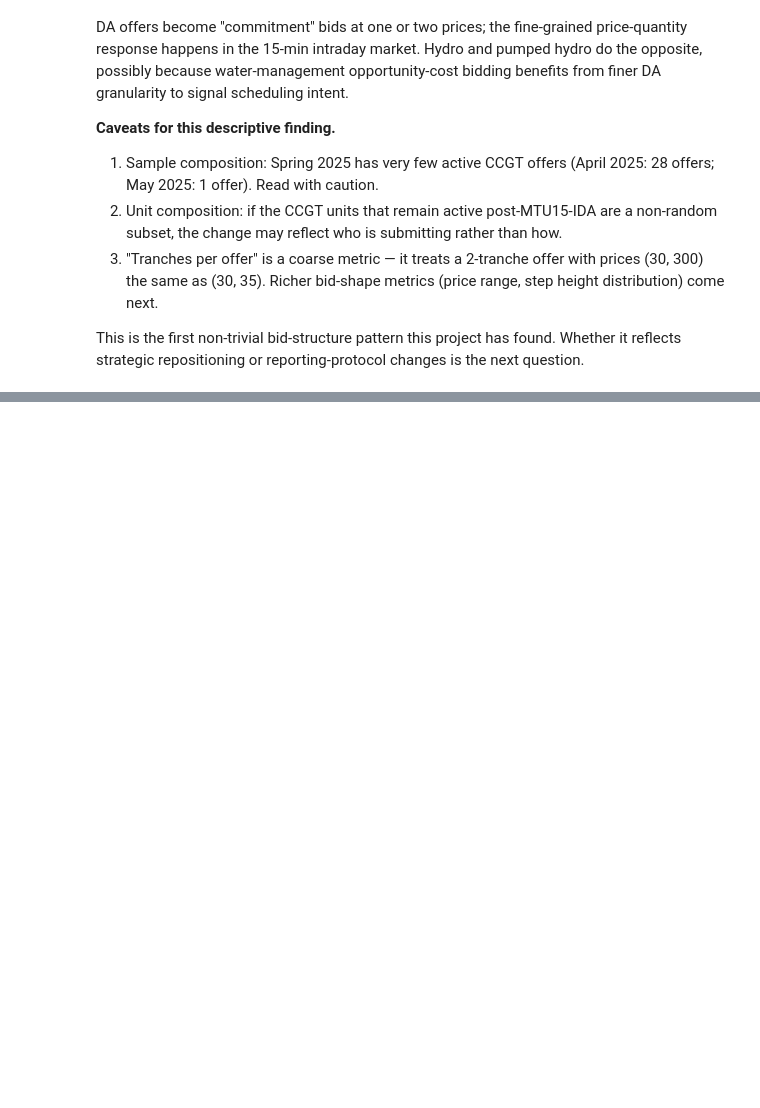
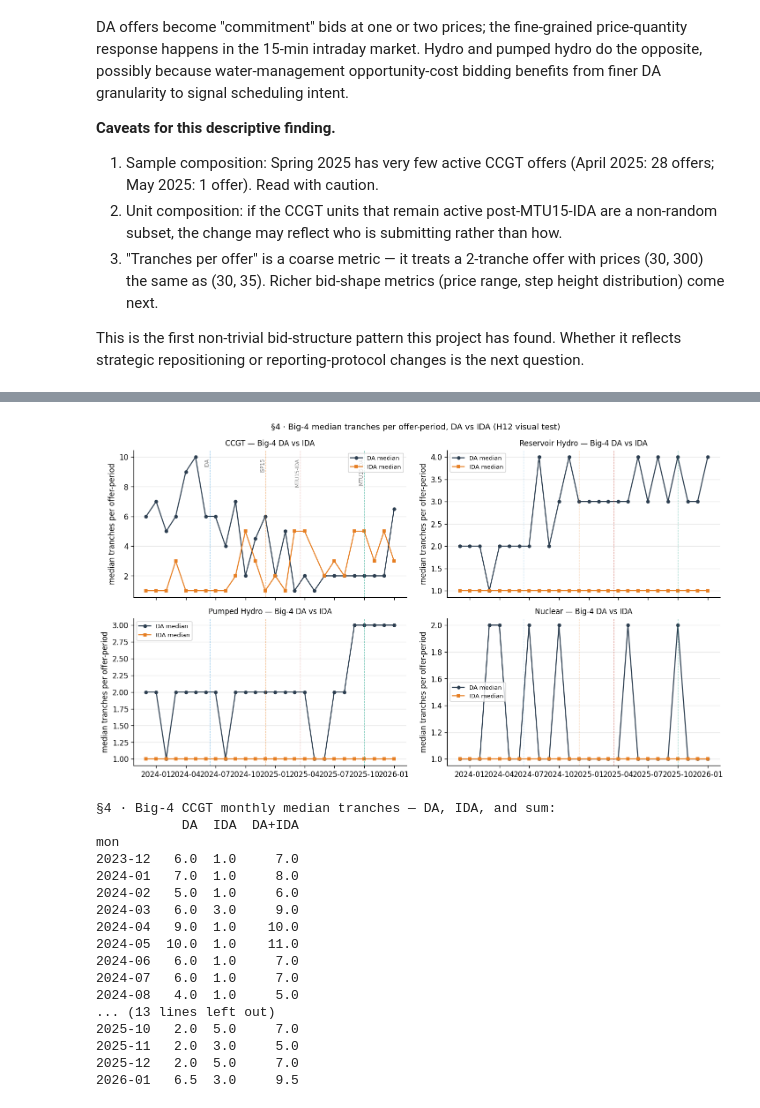
Before and after one commit to PabloParamioPerez/mtu15_project, a Jupyter notebook: explore/09_bid_shape_eda.ipynb, the cells around one changed output, grey strips where cells are left out. Cells and saved outputs as stored; diff of their text form; code cells hidden in the pictures; blank space fills up the shorter version.

```diff
--- a/explore/09_bid_shape_eda.ipynb
+++ b/explore/09_bid_shape_eda.ipynb
@@ -257,0 +347,79 @@ This is the first non-trivial bid-structure pattern this project has found. Whet
+# %%
+# §4 — Monthly time-series of IDA tranches per offer-period, Big-4 by tech, with reform verticals.
+q4 = (
+    "WITH "
+    "panel AS (SELECT DISTINCT unit_code, CAST(date AS DATE) AS date, technology "
+    f"          FROM read_parquet('{PANEL}') WHERE big4=1 AND technology IN {DISP_TECHS}), "
+    "icab_sell AS (SELECT CAST(date AS DATE) AS date, session_number, offer_code, version, "
+    "                      offer_number, unit_code "
+    f"              FROM read_parquet('{ICAB}') WHERE buy_sell='V'), "
+    "tranches AS (SELECT CAST(date AS DATE) AS date, session_number, offer_code, version, "
+    "                    offer_number, period, COUNT(*) AS n_tr "
+    f"             FROM read_parquet('{IDET}') GROUP BY 1,2,3,4,5,6) "
+    "SELECT DATE_TRUNC('month', t.date) AS mon, p.technology, "
+    "       AVG(t.n_tr) AS mean_tr, MEDIAN(t.n_tr) AS med_tr, COUNT(*) AS n_op "
+    "FROM tranches t "
+    "JOIN icab_sell c ON c.date=t.date AND c.session_number=t.session_number "
+    "                AND c.offer_code=t.offer_code AND c.version=t.version "
+    "                AND c.offer_number=t.offer_number "
+    "JOIN panel p ON p.unit_code=c.unit_code AND p.date=t.date "
+    "GROUP BY 1,2 ORDER BY 2,1"
+)
+s4 = con.execute(q4).fetchdf()
+s4['mon'] = pd.to_datetime(s4['mon'])
+
+# s2 was computed in §2 (DA monthly). Overlay DA + IDA by tech.
+fig, axes = plt.subplots(2, 2, figsize=(12, 7), sharex=True)
+for ax, tech in zip(axes.flat, tech_plot):
+    da_sub  = s2[s2['technology'] == tech].sort_values('mon')
+    ida_sub = s4[s4['technology'] == tech].sort_values('mon')
+    ax.plot(da_sub['mon'],  da_sub['med_tr'],  '-o', color='#2c3e50',
+            markersize=4, lw=1.4, label='DA median')
+    ax.plot(ida_sub['mon'], ida_sub['med_tr'], '-s', color='#e67e22',
+            markersize=4, lw=1.4, label='IDA median')
+    for d, col in [(IDA_REFORM, '#3498db'), (ISP15_REFORM, '#e67e22'),
+                   (INTRADAY_REFORM, '#c0392b'), (DAY_AHEAD_REFORM, '#16a085')]:
+        ax.axvline(d, color=col, ls='--', lw=0.7, alpha=0.5)
+    ax.set_title(f'{tech_labels[tech]} — Big-4 DA vs IDA', fontsize=10)
+    ax.set_ylabel('median tranches per offer-period')
+    ax.grid(axis='y', alpha=0.3)
+    ax.legend(loc='best', fontsize=8)
+
+for d, lbl in [(IDA_REFORM, 'IDA'), (ISP15_REFORM, 'ISP15'),
+               (INTRADAY_REFORM, 'MTU15-IDA'), (DAY_AHEAD_REFORM, 'MTU15-DA')]:
+    axes[0, 0].text(d, axes[0, 0].get_ylim()[1]*0.95, lbl, rotation=90,
+                    va='top', ha='right', fontsize=7, color='grey')
+
+fig.suptitle('§4 · Big-4 median tranches per offer-period, DA vs IDA (H12 visual test)',
+             fontsize=11)
+plt.tight_layout()
+plt.show()
+
+# Summary table combining DA + IDA monthly medians for CCGT (the case where H12 is clearest)
+da_ccgt_m  = s2[s2['technology']=='Ciclo Combinado'].set_index('mon')['med_tr'].rename('DA')
+ida_ccgt_m = s4[s4['technology']=='Ciclo Combinado'].set_index('mon')['med_tr'].rename('IDA')
+ccgt = pd.concat([da_ccgt_m, ida_ccgt_m], axis=1).sort_index()
+ccgt['DA+IDA'] = ccgt.sum(axis=1)
+ccgt.index = ccgt.index.strftime('%Y-%m')
+print()
+print('§4 · Big-4 CCGT monthly median tranches — DA, IDA, and sum:')
+print(ccgt.fillna('—').to_string())
+# %% [output]
+[figure, added]
+§4 · Big-4 CCGT monthly median tranches — DA, IDA, and sum:
+           DA  IDA  DA+IDA
+mon
+2023-12   6.0  1.0     7.0
+2024-01   7.0  1.0     8.0
+2024-02   5.0  1.0     6.0
+2024-03   6.0  3.0     9.0
+2024-04   9.0  1.0    10.0
+2024-05  10.0  1.0    11.0
+2024-06   6.0  1.0     7.0
+2024-07   6.0  1.0     7.0
+2024-08   4.0  1.0     5.0
+... (13 lines left out)
+2025-10   2.0  5.0     7.0
+2025-11   2.0  3.0     5.0
+2025-12   2.0  5.0     7.0
+2026-01   6.5  3.0     9.5
```
Also changed, not shown: parts of 4 cells of this notebook, 1 other file.
